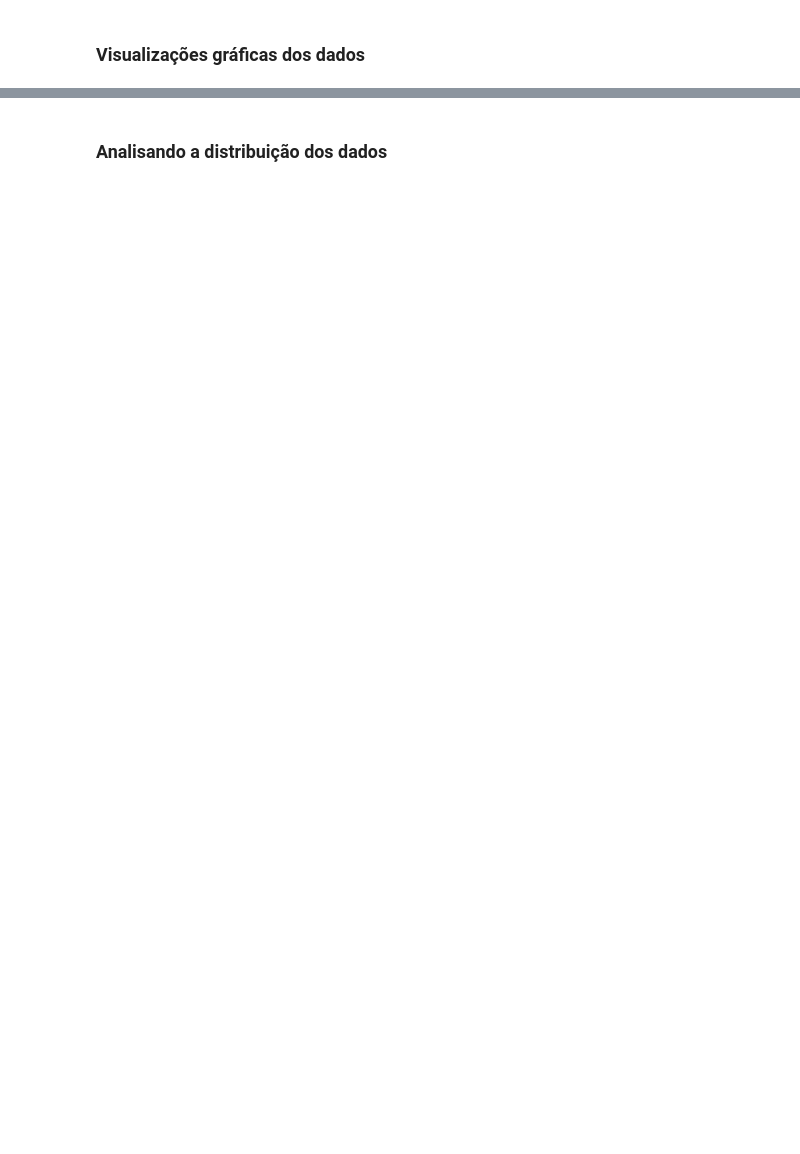
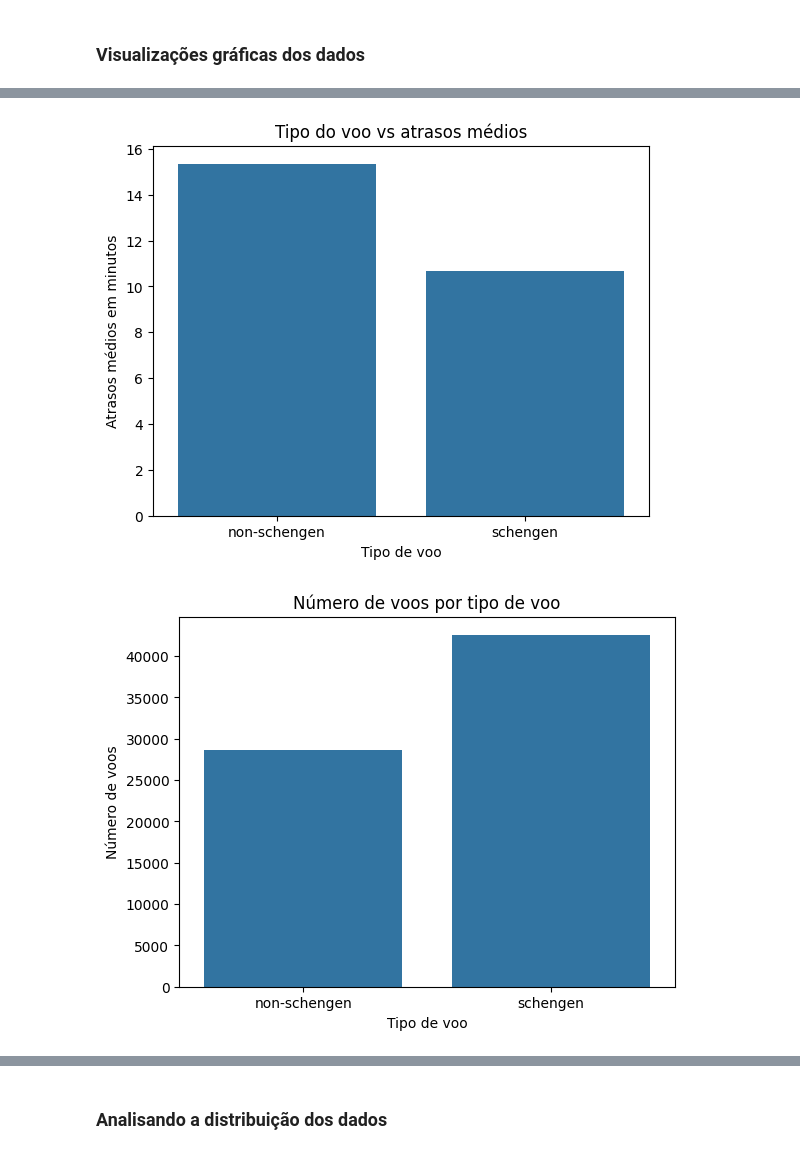
Before and after one commit to TheGabrielVieira/ia-prevendo-atrasos-de-voos, a Jupyter notebook: modelo_atraso_voo.ipynb, the cells around one changed output, grey strips where cells are left out. Cells and saved outputs as stored; diff of their text form; code cells hidden in the pictures; blank space fills up the shorter version.

```diff
--- a/modelo_atraso_voo.ipynb
+++ b/modelo_atraso_voo.ipynb
@@ -8,0 +97,16 @@
+# %%
+avarage_delay = df.groupby('schengen')['delay'].mean().reset_index()
+sns.barplot(x='schengen', y='delay', data=avarage_delay)
+plt.title('Tipo do voo vs atrasos médios')
+plt.xlabel('Tipo de voo')
+plt.ylabel('Atrasos médios em minutos')
+plt.show()
+
+sns.countplot(data=df, x='schengen')
+plt.title('Número de voos por tipo de voo')
+plt.xlabel('Tipo de voo')
+plt.ylabel('Número de voos')
+plt.show()
+# %% [output]
+[figure, added]
+[figure, added]
```
Also changed, not shown: parts of 16 cells of this notebook.
